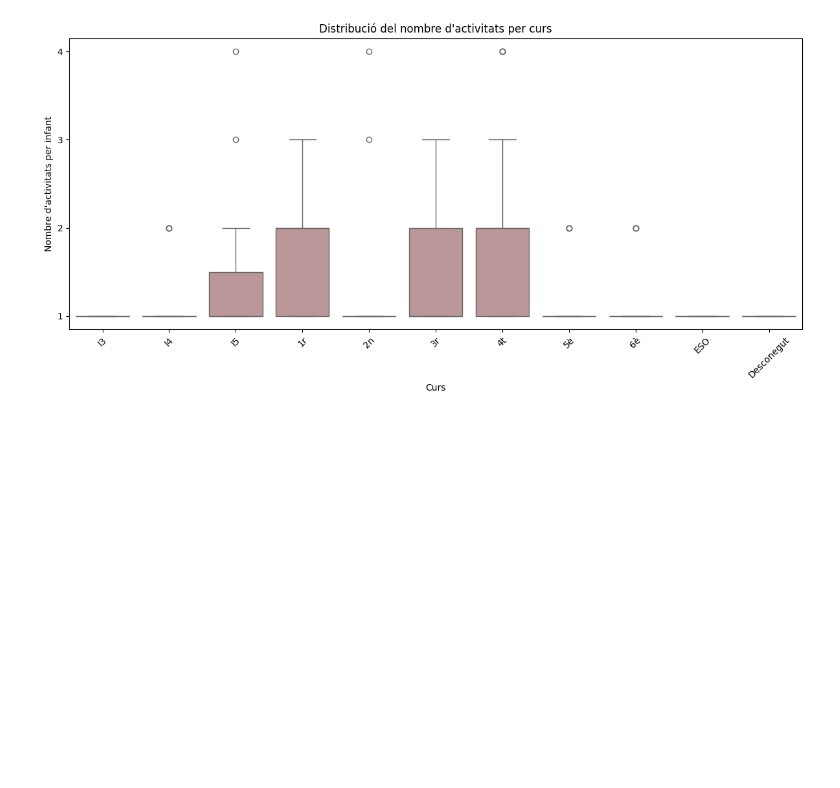
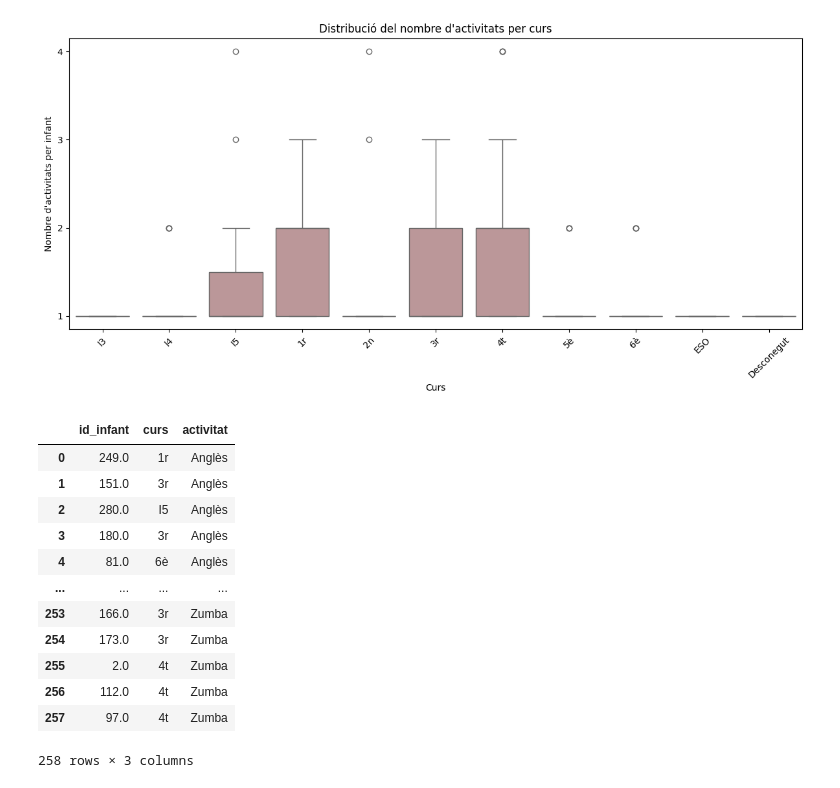
Before and after one commit to DigitalBlasco/reskilling-it, a Jupyter notebook: Sprint 10.ipynb, the cells around one changed output. Drawn from its saved outputs; the diff is of its cells as text; code cells hidden in the pictures; blank space fills up the shorter version.

```diff
--- a/Sprint 10.ipynb
+++ b/Sprint 10.ipynb
@@ -1077,3 +1065,19 @@ plt.tight_layout()
 plt.show()
 # %% [output]
 [figure]
+# %%
+all_activities_df
+# %% [output]
+|  | id_infant | curs | activitat |
+| 0 | 249.0 | 1r | Anglès |
+| 1 | 151.0 | 3r | Anglès |
+| 2 | 280.0 | I5 | Anglès |
+| 3 | 180.0 | 3r | Anglès |
+| 4 | 81.0 | 6è | Anglès |
+| ... | ... | ... | ... |
+| 253 | 166.0 | 3r | Zumba |
+| 254 | 173.0 | 3r | Zumba |
+| 255 | 2.0 | 4t | Zumba |
+| 256 | 112.0 | 4t | Zumba |
+| 257 | 97.0 | 4t | Zumba |
+258 rows × 3 columns
```
Also changed, not shown: parts of 1 cell of this notebook.
